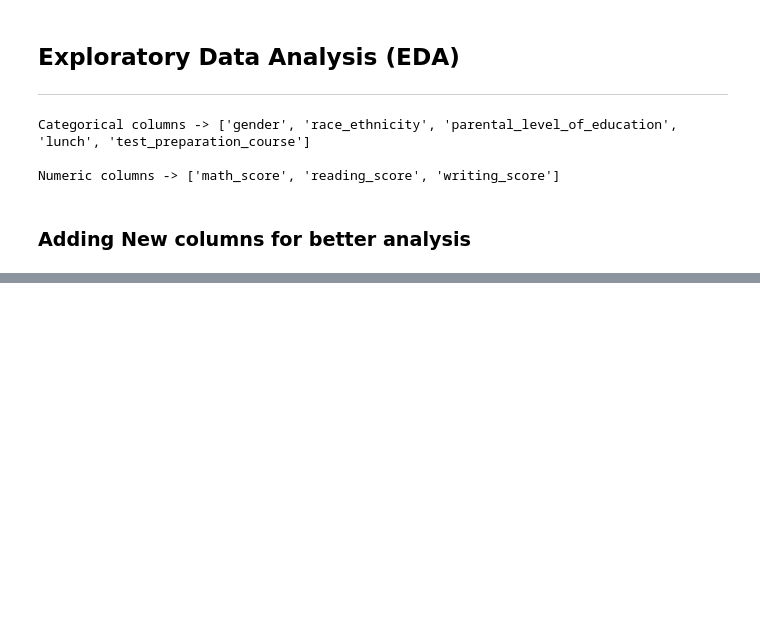
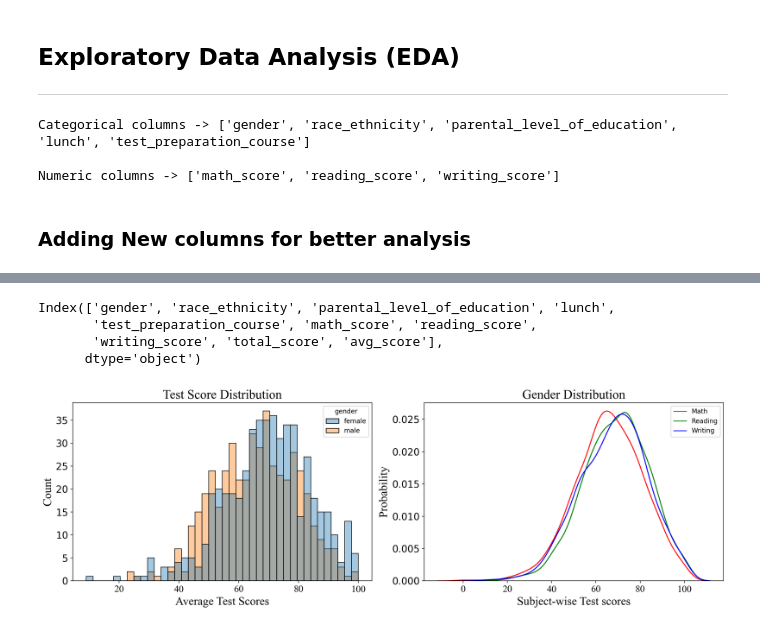
Before and after one commit to debatreyo/ml, a Jupyter notebook: notebook/EDA and Visualization.ipynb, the cells around one changed output, grey strips where cells are left out. Drawn from its saved outputs; the diff is of its cells as text; code cells hidden in the pictures; blank space fills up the shorter version.

```diff
--- a/notebook/EDA and Visualization.ipynb
+++ b/notebook/EDA and Visualization.ipynb
@@ -243,0 +379,45 @@ df.head()
+# %%
+df.columns
+# %% [output]
+Index(['gender', 'race_ethnicity', 'parental_level_of_education', 'lunch',
+       'test_preparation_course', 'math_score', 'reading_score',
+       'writing_score', 'total_score', 'avg_score'],
+      dtype='object')
+# %%
+fig, ax = plt.subplots(figsize=(15,5), dpi=200,
+                      nrows=1, ncols=2)
+
+ax_hist, ax_kde = ax
+
+# Average score
+sns.histplot(data=df, x="avg_score", ax=ax_hist,
+            bins=40, hue="gender", kde=False, stat="count",
+            color=["red", "blue"], alpha=0.4)
+
+ax_hist.set_xticklabels(ax_hist.get_xticklabels(), fontdict=text_axis)
+ax_hist.set_xlabel("Average Test Scores", fontdict=text_axis)
+ax_hist.set_ylabel("Count", fontdict=text_axis)
+ax_hist.tick_params(**text_ticks)
+ax_hist.set_title("Test Score Distribution", fontdict=text_title)
+
+
+
+# subject-wise
+# custom legend
+custom_lines_kde = [Line2D([0], [0], color="red", lw=1.2, label="Math"),
+                Line2D([0], [0], color="green", lw=1.2, label="Reading"),
+                Line2D([0], [0], color="blue", lw=1.2, label="Writing")]
+
+sns.kdeplot(data=df, x="math_score", ax=ax_kde, color="red")
+sns.kdeplot(data=df, x="reading_score", ax=ax_kde, color="green")
+sns.kdeplot(data=df, x="writing_score", ax=ax_kde, color="blue")
+ax_kde.legend(handles=custom_lines_kde)
+ax_kde.set_xticklabels(ax_kde.get_xticklabels(), fontdict=text_axis)
+ax_kde.set_xlabel("Subject-wise Test scores", fontdict=text_axis)
+ax_kde.set_ylabel("Probability", fontdict=text_axis)
+ax_kde.tick_params(**text_ticks)
+ax_kde.set_title("Gender Distribution", fontdict=text_title)
+
+fig.tight_layout();
+# %% [output]
+[figure, added]
```
Also changed, not shown: parts of 12 cells of this notebook.
